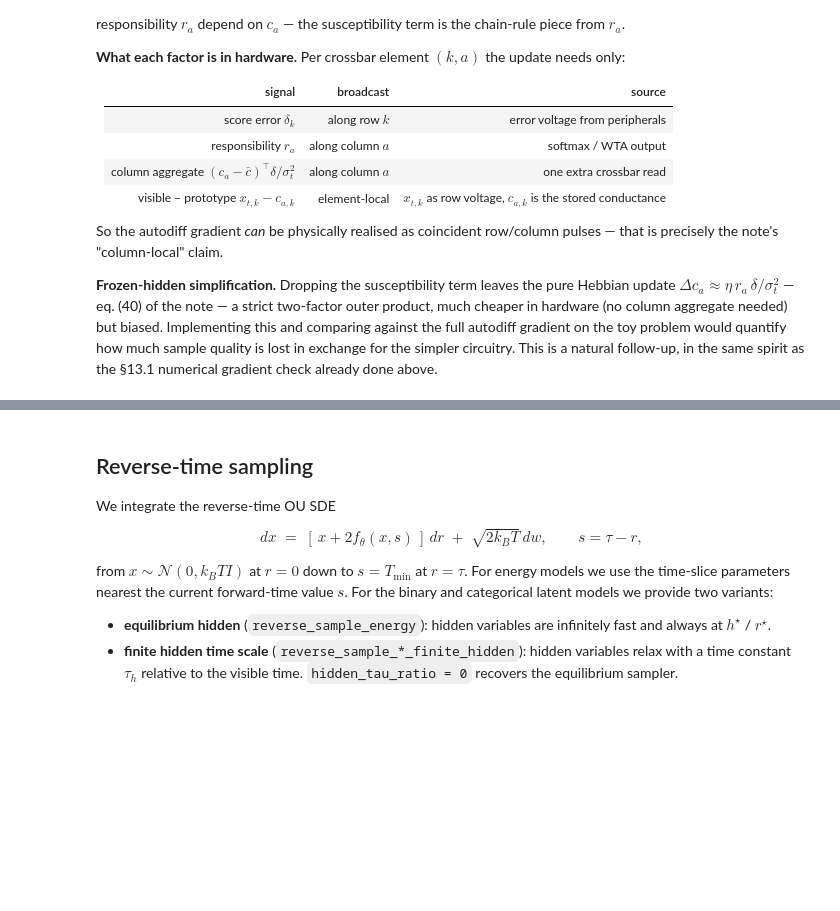
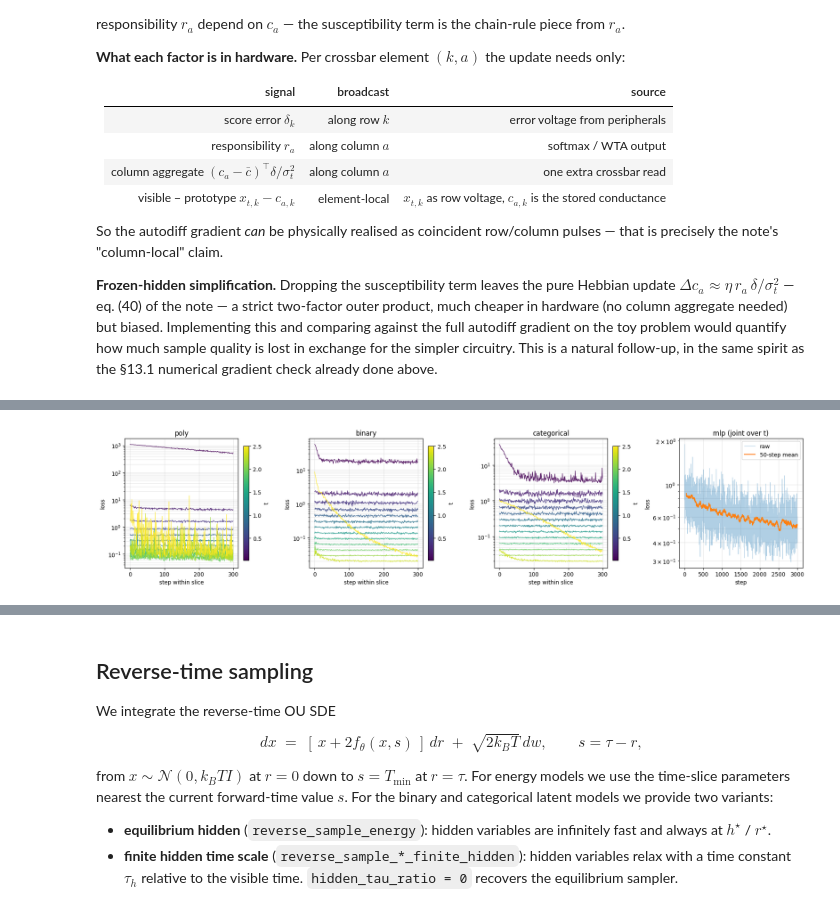
Before and after one commit to cyboesch/latent-score-matching, a Jupyter notebook: notebooks/latent_dam_2d_toy_jax_v2.ipynb, the cells around one changed output, grey strips where cells are left out. Drawn from its saved outputs; the diff is of its cells as text; code cells hidden in the pictures; blank space fills up the shorter version.

Commit message:
added convergence plots and increased the number of steps in otpimization

```diff
--- a/notebooks/latent_dam_2d_toy_jax_v2.ipynb
+++ b/notebooks/latent_dam_2d_toy_jax_v2.ipynb
@@ -93,7 +93,7 @@ else:
     N_TRAIN = 1536
     N_TIME = 14
     STEPS_PER_TIME = 300
-    MLP_STEPS = 3000
+    MLP_STEPS = 6000
     BATCH_SIZE = 256
     N_REVERSE_STEPS = 300
     N_SAMPLES = 1000
@@ -653,23 +658,24 @@ def train_mlp_baseline(key, data, steps, batch_size, lr):
 # %%
 trained = {}
+loss_history = {}
 
 key, sub = random.split(key)
-trained["poly"], key = train_time_slices(
+trained["poly"], loss_history["poly"], key = train_time_slices(
     "poly", init_poly, poly_force, sub, train_data, TIME_GRID,
     STEPS_PER_TIME, BATCH_SIZE, LR_POLY)
 
 key, sub = random.split(key)
-trained["binary"], key = train_time_slices(
+trained["binary"], loss_history["binary"], key = train_time_slices(
     "binary", init_binary, binary_force_analytic, sub, train_data, TIME_GRID,
     STEPS_PER_TIME, BATCH_SIZE, LR_BINARY)
 
 key, sub = random.split(key)
-trained["categorical"], key = train_time_slices(
+trained["categorical"], loss_history["categorical"], key = train_time_slices(
     "categorical", init_categorical, categorical_force_analytic, sub, train_data, TIME_GRID,
     STEPS_PER_TIME, BATCH_SIZE, LR_CAT)
 
 key, sub = random.split(key)
-trained["mlp"], key = train_mlp_baseline(sub, train_data, MLP_STEPS, BATCH_SIZE, LR_MLP)
+trained["mlp"], loss_history["mlp"], key = train_mlp_baseline(sub, train_data, MLP_STEPS, BATCH_SIZE, LR_MLP)
 # %% [output]
         poly | t=2.500 | sigma_t^2=0.9933 | loss=1.4299e-01
         poly | t=2.309 | sigma_t^2=0.9901 | loss=2.1931e-01
@@ -690,0 +705,65 @@ MLP finished in 87.5s
+# %%
+# Convergence curves for all models.
+fig, axes = plt.subplots(1, 4, figsize=(18, 4.2))
+cmap = plt.cm.viridis
+
+for ax, name in zip(axes[:3], ["poly", "binary", "categorical"]):
+    if name not in loss_history:
+        continue
+    histories = loss_history[name]
+    n_slices = len(histories)
+    for idx, losses in enumerate(histories):
+        if losses is None:
+            continue
+        color = cmap(idx / max(1, n_slices - 1))
+        ax.plot(losses, color=color, alpha=0.85, linewidth=1.0)
+    ax.set_xlabel("step within slice")
+    ax.set_ylabel("loss")
+    ax.set_yscale("log")
+    ax.set_title(name)
+    ax.grid(alpha=0.3, which="both")
+    sm = plt.cm.ScalarMappable(cmap=cmap,
+                               norm=plt.Normalize(vmin=float(TIME_GRID[0]),
+                                                  vmax=float(TIME_GRID[-1])))
+    sm.set_array([])
+    cbar = plt.colorbar(sm, ax=ax, fraction=0.046, pad=0.04)
+    cbar.set_label("t")
+
+# MLP joint-time training curve
+ax = axes[3]
+if "mlp" in loss_history:
+    losses = loss_history["mlp"]
+    ax.plot(losses, alpha=0.35, color="C0", linewidth=0.8, label="raw")
+    win = 50
+    if len(losses) >= win:
+        smoothed = np.convolve(losses, np.ones(win) / win, mode="valid")
+        ax.plot(np.arange(win - 1, len(losses)), smoothed,
+                color="C1", linewidth=1.6, label=f"{win}-step mean")
+    ax.set_xlabel("step")
+    ax.set_ylabel("loss")
+    ax.set_yscale("log")
+    ax.set_title("mlp (joint over t)")
+    ax.legend()
+    ax.grid(alpha=0.3, which="both")
+
+plt.tight_layout()
+plt.show()
+
+# Compare the final per-slice loss against the Bayes-optimal floor for mog8.
+if DATASET == "mog8":
+    print(f"\\nFinal loss per time slice vs Bayes-optimal floor (mog8, sigma_data={data_meta['sigma']})")
+    print(f"{'t':>8s} {'sigma_t^2':>12s} {'L_min':>10s} "
+          f"{'poly':>10s} {'binary':>10s} {'categ.':>10s}")
+    for idx, t in enumerate(TIME_GRID):
+        a, s2 = ou_coeffs(t)
+        a, s2 = float(a), float(s2)
+        var_x0 = float(data_meta['sigma']) ** 2
+        L_min = (a ** 2) * 2 * var_x0 / (2.0 * s2 ** 2)
+        finals = {}
+        for name in ["poly", "binary", "categorical"]:
+            h = loss_history.get(name, [])
+            finals[name] = float(h[idx][-1]) if (h and h[idx] is not None) else float("nan")
+        print(f"{float(t):>8.3f} {s2:>12.4f} {L_min:>10.2e} "
+              f"{finals['poly']:>10.2e} {finals['binary']:>10.2e} {finals['categorical']:>10.2e}")
+# %% [output]
+[figure, added]
```
Also changed, not shown: parts of 7 cells of this notebook.
